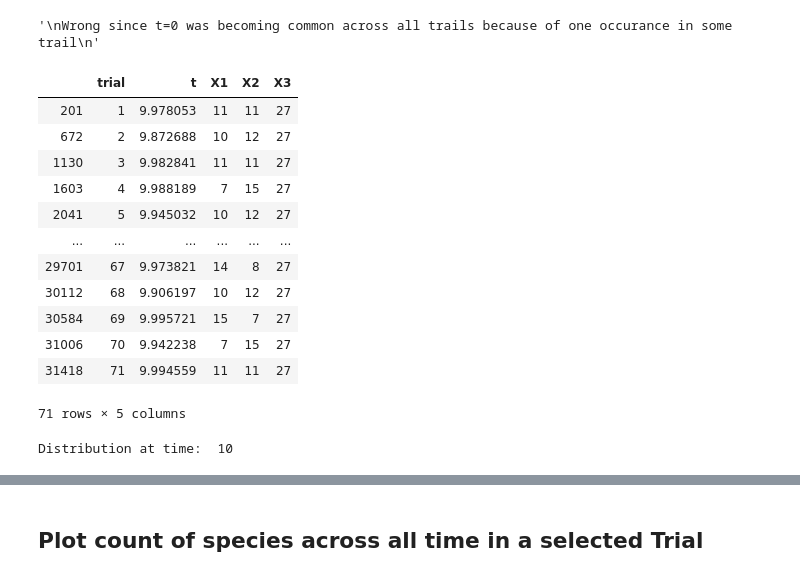
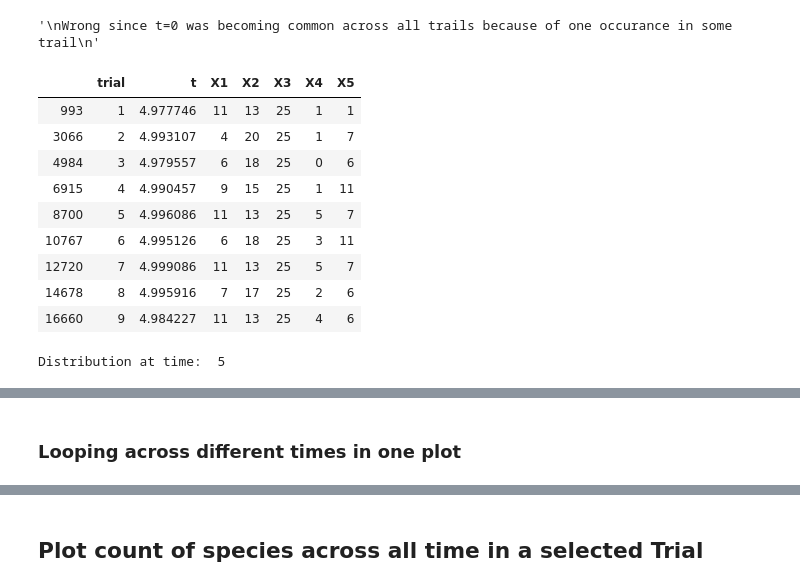
Before and after one commit to rsatwik/Science_of_Information_Statistics_and_Learning, a Jupyter notebook: python_post_simulation_analysis.ipynb, the cells around one changed output, grey strips where cells are left out. Drawn from its saved outputs; the diff is of its cells as text; code cells hidden in the pictures.

Commit message:
Modified the data to EM Algorithm experiment

```diff
--- a/python_post_simulation_analysis.ipynb
+++ b/python_post_simulation_analysis.ipynb
@@ -11,5 +11,7 @@ import random
 import time
 # %%
 data_df = pd.read_csv('simulation_results.csv')
+time_for_which_simulations_ran_in_csv = 10
+number_of_simulations_in_csv_file = 10
 data_df
 # %% [output]
@@ -32,7 +34,7 @@ data_df
 data_temp = data_df[data_df.trial==1]
 temp = data_temp.hvplot(x='t', y='X1', kind='line', title=str(1), xlabel='x', ylabel='y',width=1300, height=600,grid=True) * data_temp.hvplot(x='t', y='X2', kind='line') * data_temp.hvplot(x='t', y='X3', kind='line')
 
-for i in range(2,72):
+for i in range(2,number_of_simulations_in_csv_file):
     data_temp = data_df[data_df.trial==i]
     temp += data_temp.hvplot(x='t', y='X1', kind='line', title=str(i), xlabel='x', ylabel='y',width=1300, height=600,grid=True) * data_temp.hvplot(x='t', y='X2', kind='line') * data_temp.hvplot(x='t', y='X3', kind='line')
 hvplot.show(temp)
@@ -41,7 +43,7 @@ Launching server at http://localhost:45095
 # %% [markdown]
 ## All iterations on one plot
 # %%
-for i in range(2,72):
+for i in range(2,number_of_simulations_in_csv_file):
     data_temp = data_df[data_df.trial==i]
     temp *= data_temp.hvplot(x='t', y='X1', kind='line', title=str(i), xlabel='x', ylabel='y',width=1300, height=600,grid=True) * data_temp.hvplot(x='t', y='X2', kind='line') * data_temp.hvplot(x='t', y='X3', kind='line')
 hvplot.show(temp)
@@ -107,29 +109,26 @@ Wrong since t=0 was becoming common across all trails because of one occurance i
 # %%
 data_t = data_df.copy(deep=True)
 data_t['pairs']=None
 data_t['pairs']=tuple(zip(data_t.trial,data_t.t))
 
-time_to_watch_at = 10
-t_list = [(i,list(data_df[data_df.trial==i][data_df[data_df.trial==i].t<time_to_watch_at].t)[-1]) for i in range(1,72)]
+time_to_watch_at = 5
+t_list = [(i,list(data_df[data_df.trial==i][data_df[data_df.trial==i].t<time_to_watch_at].t)[-1]) for i in range(1,number_of_simulations_in_csv_file)]
 data_t = data_t[data_t.pairs.isin(t_list)]
 del data_t['pairs']
 data_t
 # %% [output]
-|  | trial | t | X1 | X2 | X3 |
-| 201 | 1 | 9.978053 | 11 | 11 | 27 |
-| 672 | 2 | 9.872688 | 10 | 12 | 27 |
-| 1130 | 3 | 9.982841 | 11 | 11 | 27 |
-| 1603 | 4 | 9.988189 | 7 | 15 | 27 |
-| 2041 | 5 | 9.945032 | 10 | 12 | 27 |
-| ... | ... | ... | ... | ... | ... |
-| 29701 | 67 | 9.973821 | 14 | 8 | 27 |
-| 30112 | 68 | 9.906197 | 10 | 12 | 27 |
-| 30584 | 69 | 9.995721 | 15 | 7 | 27 |
-| 31006 | 70 | 9.942238 | 7 | 15 | 27 |
-| 31418 | 71 | 9.994559 | 11 | 11 | 27 |
+|  | trial | t | X1 | X2 | X3 | X4 | X5 |
+| 993 | 1 | 4.977746 | 11 | 13 | 25 | 1 | 1 |
+| 3066 | 2 | 4.993107 | 4 | 20 | 25 | 1 | 7 |
+| 4984 | 3 | 4.979557 | 6 | 18 | 25 | 0 | 6 |
+| 6915 | 4 | 4.990457 | 9 | 15 | 25 | 1 | 11 |
+| 8700 | 5 | 4.996086 | 11 | 13 | 25 | 5 | 7 |
+| 10767 | 6 | 4.995126 | 6 | 18 | 25 | 3 | 11 |
+| 12720 | 7 | 4.999086 | 11 | 13 | 25 | 5 | 7 |
+| 14678 | 8 | 4.995916 | 7 | 17 | 25 | 2 | 6 |
+| 16660 | 9 | 4.984227 | 11 | 13 | 25 | 4 | 6 |
-71 rows × 5 columns
 # %%
 print("Distribution at time: ",time_to_watch_at)
 # %% [output]
-Distribution at time:  10
+Distribution at time:  5
 # %%
@@ -145,2 +144,4 @@ data_t.hvplot.hist(y=['X1','X2','X3'],groupby=['trial'],widget_type='scrubber',
 # %% [output]
 [interactive output not drawn]
+# %% [markdown]
+### Looping across different times in one plot
```
Also changed, not shown: parts of 8 cells of this notebook, 2 other files.
